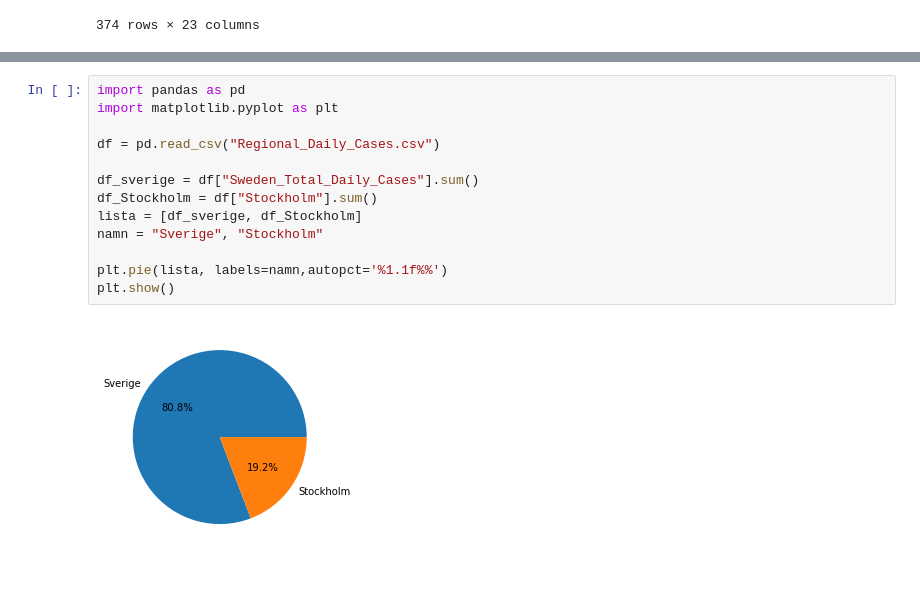
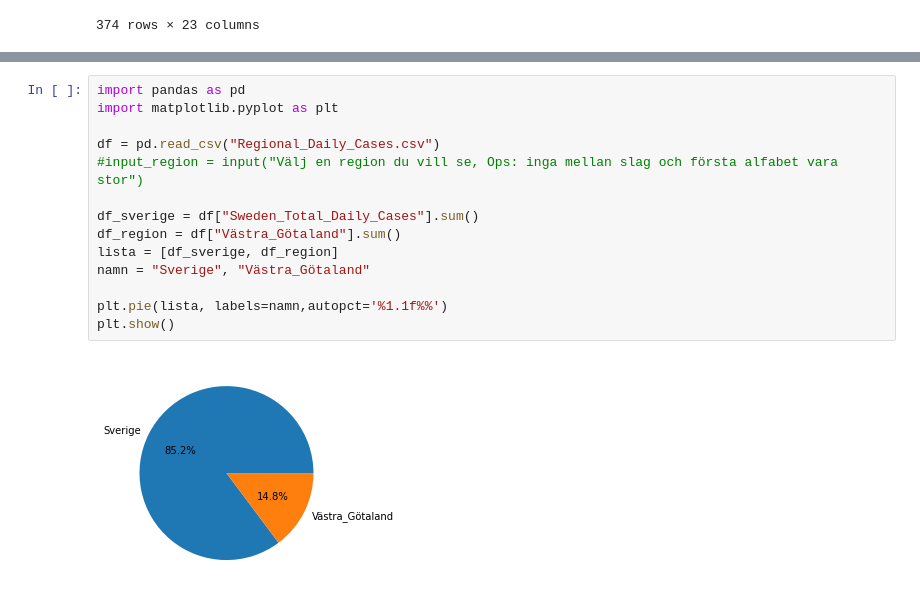
Before and after one commit to Mohammadreza324/Mohammmadreza-Sharifi-19c, a Jupyter notebook: projekt.covid19/projekt_covid19.ipynb, the cells around one changed output, grey strips where cells are left out. Saved outputs shown, nothing was run; the diff lists cells and outputs as text.

```diff
--- a/projekt.covid19/projekt_covid19.ipynb
+++ b/projekt.covid19/projekt_covid19.ipynb
@@ -83,15 +49,16 @@ fig.show()
 # %%
 import pandas as pd
 import matplotlib.pyplot as plt
 
 df = pd.read_csv("Regional_Daily_Cases.csv")
+#input_region = input("Välj en region du vill se, Ops: inga mellan slag och första alfabet vara stor")
 
 df_sverige = df["Sweden_Total_Daily_Cases"].sum()
-df_Stockholm = df["Stockholm"].sum()
-lista = [df_sverige, df_Stockholm]
-namn = "Sverige", "Stockholm"
+df_region = df["Västra_Götaland"].sum()
+lista = [df_sverige, df_region]
+namn = "Sverige", "Västra_Götaland"
 
 plt.pie(lista, labels=namn,autopct='%1.1f%%')
 plt.show()
 # %% [output]
-[figure, old version]
+[figure, new version]
```
Also changed, not shown: parts of 12 cells of this notebook, 4 other files.
